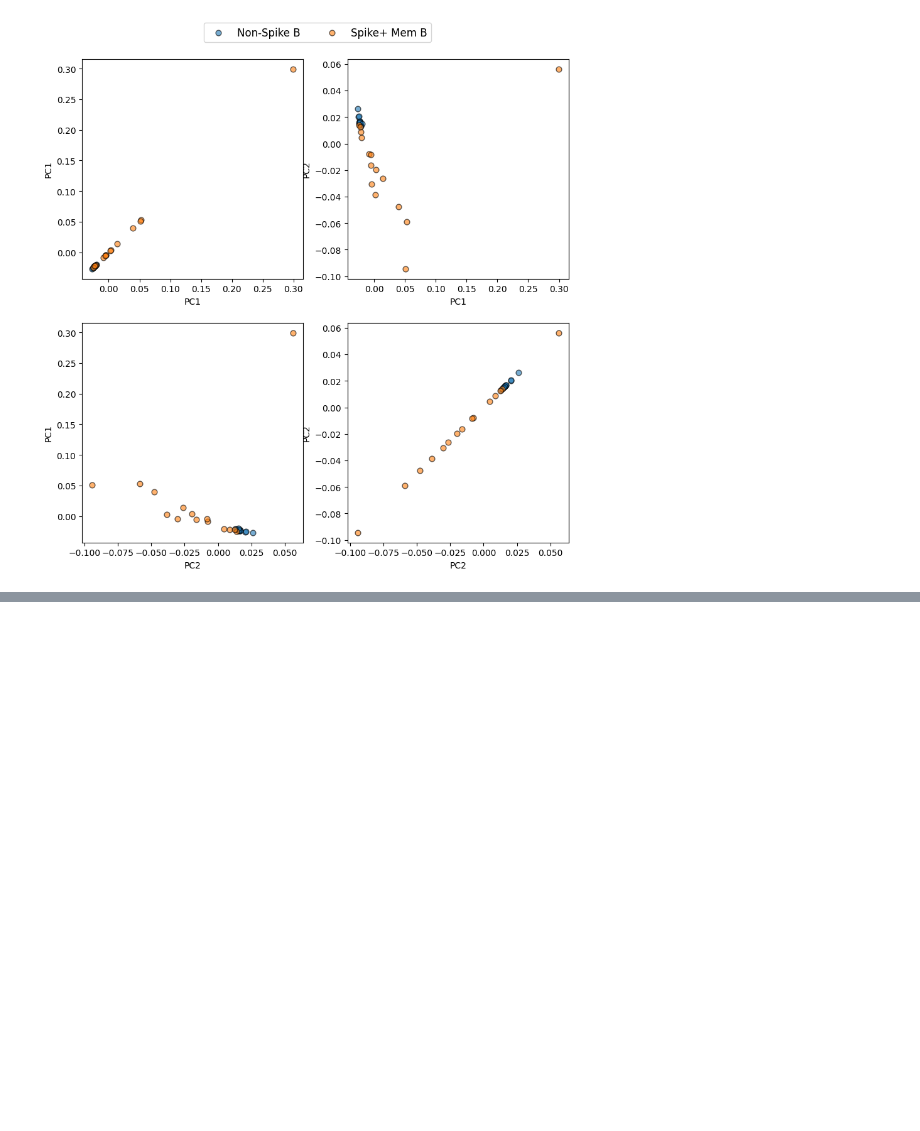
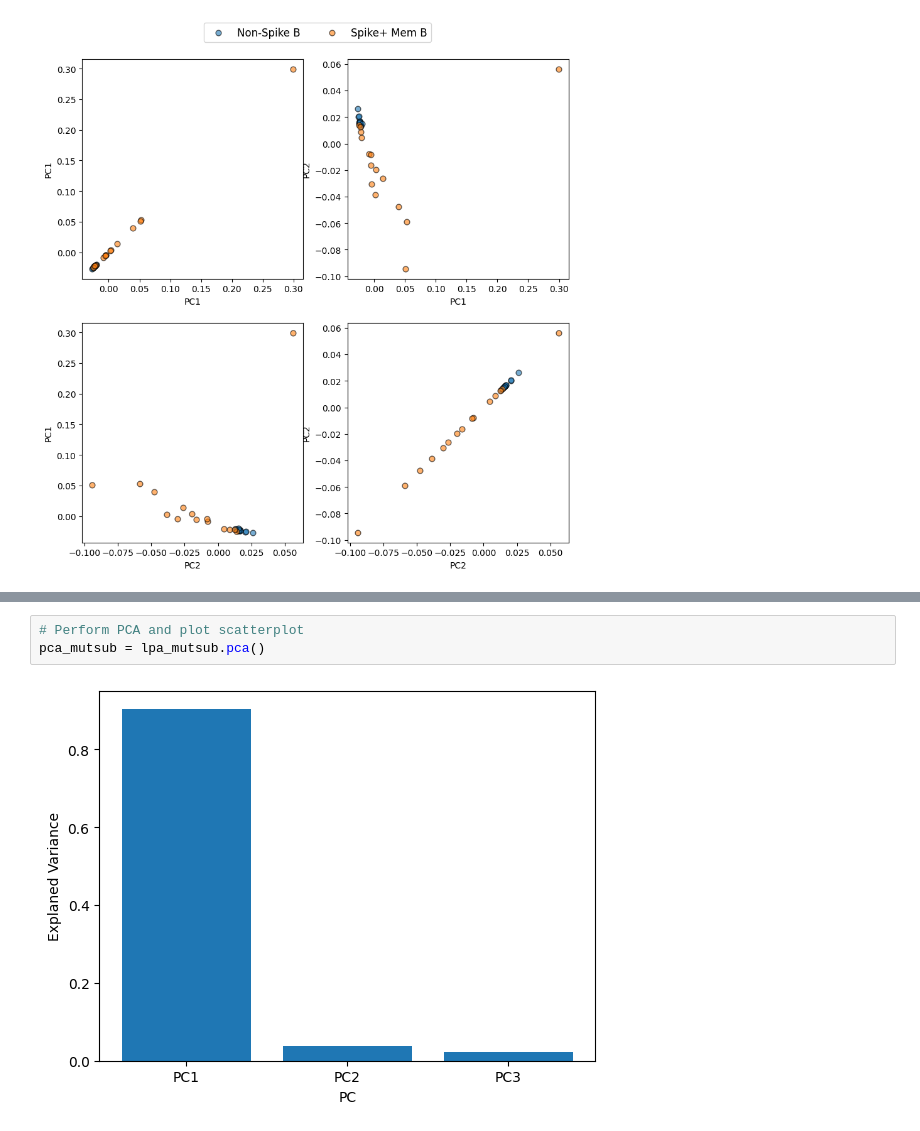
Before and after one commit to dani-f99/immunedb_lpa, a Jupyter notebook: notebook_tutorial.ipynb, the cells around one changed output, grey strips where cells are left out. Saved outputs shown, nothing was run; the diff lists cells and outputs as text; blank space fills up the shorter version.

```diff
--- a/notebook_tutorial.ipynb
+++ b/notebook_tutorial.ipynb
@@ -91,0 +162,5 @@ lpa_mutsub.pca_scatter(n_pcs=2, label_index=0)
+# %%
+# Perform PCA and plot scatterplot
+pca_mutsub = lpa_mutsub.pca()
+# %% [output]
+[figure, added]
```
Also changed, not shown: parts of 12 cells of this notebook, 1 other file.
